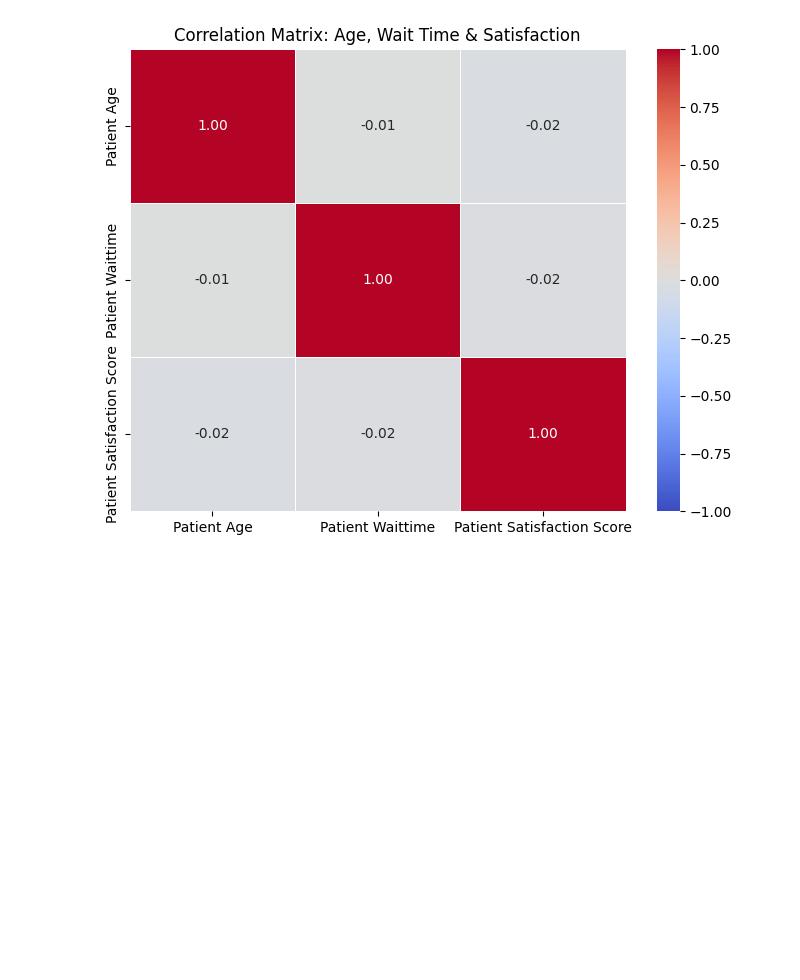
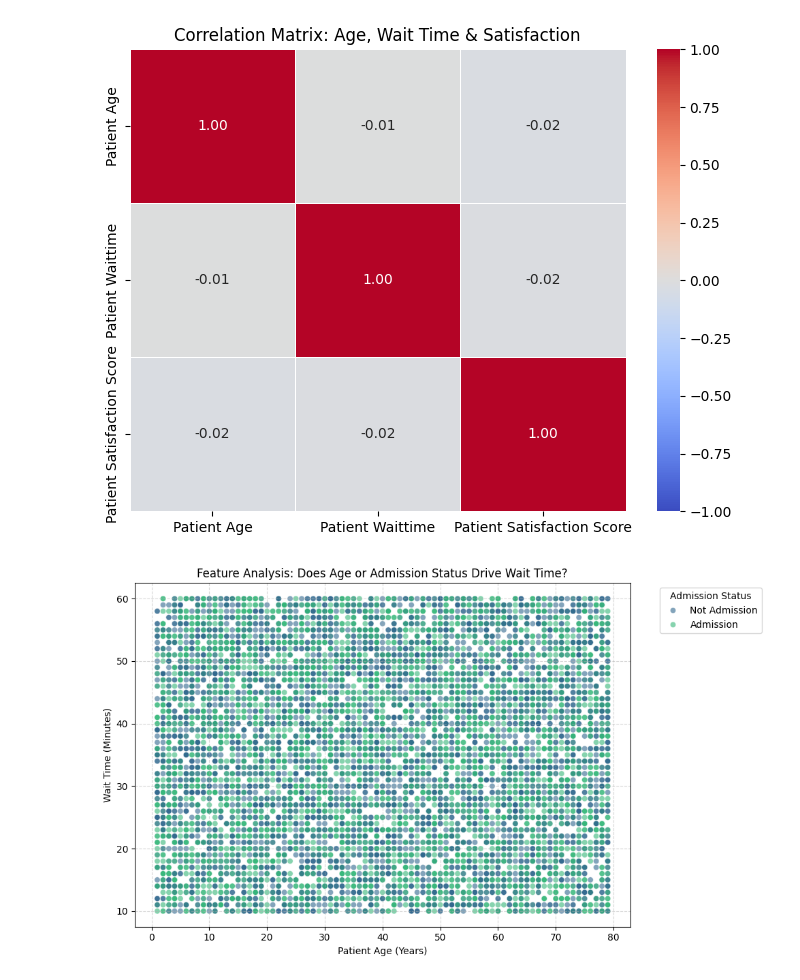
Before and after one commit to PrashVenga/AMLDM, a Jupyter notebook: Untitled12.ipynb, the cells around one changed output. Drawn from its saved outputs; the diff is of its cells as text; code cells hidden in the pictures; blank space fills up the shorter version.

```diff
--- a/Untitled12.ipynb
+++ b/Untitled12.ipynb
@@ -136,3 +133,21 @@ plt.title("Correlation Matrix: Age, Wait Time & Satisfaction")
 plt.show()
 # %% [output]
 [figure]
+# %%
+import matplotlib.pyplot as plt
+import seaborn as sns
+
+# Scatter Plot: Age vs. Wait Time
+# We color the dots by 'Admission Flag' to see if admitted patients waited less.
+plt.figure(figsize=(10, 6))
+sns.scatterplot(x='Patient Age', y='Patient Waittime', hue='Patient Admission Flag', data=df, palette='viridis', alpha=0.6)
+
+plt.title("Feature Analysis: Does Age or Admission Status Drive Wait Time?")
+plt.xlabel("Patient Age (Years)")
+plt.ylabel("Wait Time (Minutes)")
+plt.legend(title='Admission Status', bbox_to_anchor=(1.05, 1), loc='upper left')
+plt.grid(True, linestyle='--', alpha=0.5)
+plt.tight_layout()
+plt.show()
+# %% [output]
+[figure, added]
```
Also changed, not shown: parts of 1 cell of this notebook.
